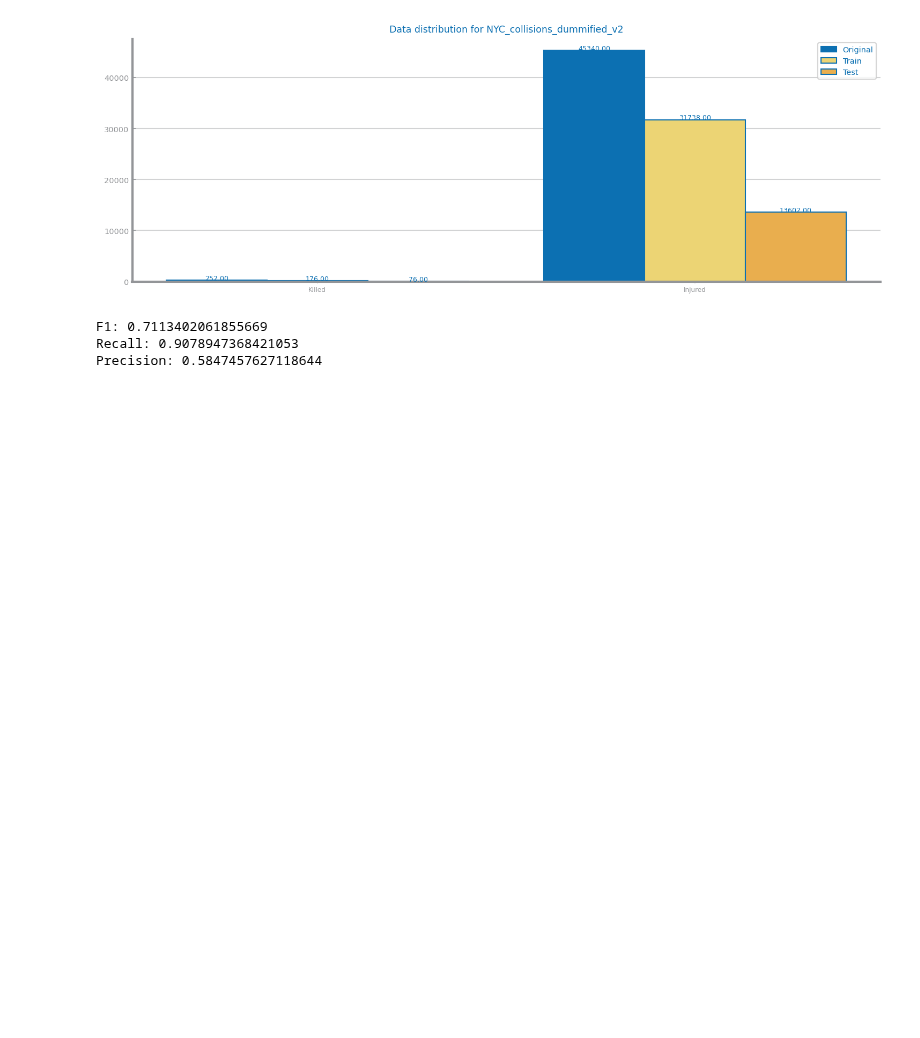
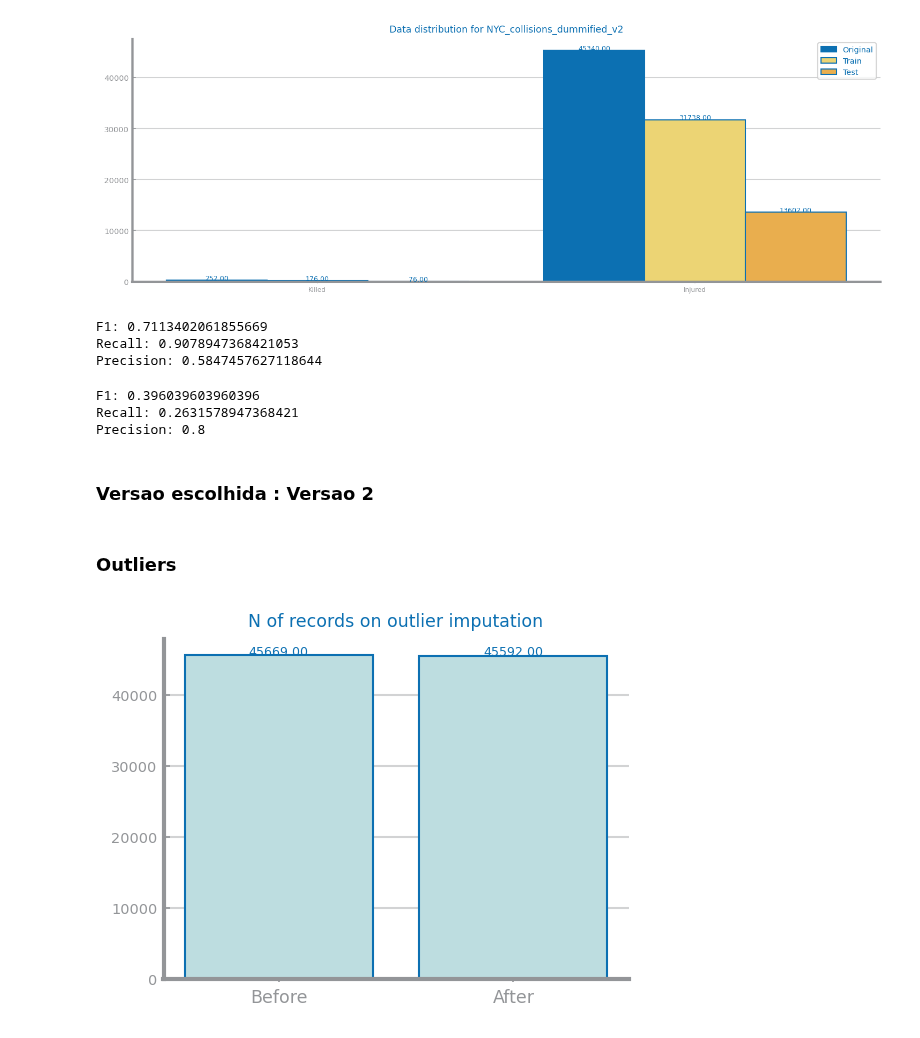
Before and after one commit to falc00/projetoCD, a Jupyter notebook: data_preparation_report_d1.ipynb, the cells around one changed output. Saved outputs shown, nothing was run; the diff lists cells and outputs as text; code cells hidden in the pictures; blank space fills up the shorter version.

```diff
--- a/data_preparation_report_d1.ipynb
+++ b/data_preparation_report_d1.ipynb
@@ -50,4 +55,19 @@ F1: 0.7113402061855669
 Recall: 0.9078947368421053
 Precision: 0.5847457627118644
 # %%
-mt.knn('data/report/dummified/NYC_collisions_dummified_v2_train.csv','data/report/dummified/NYC_collisions_dummified_v2_test.csv','PERSON_INJURY','Killed',1,'manhattan')
+mt.knn('data/report/dummified/NYC_collisions_dummified_v2_train.csv','data/report/dummified/NYC_collisions_dummified_v2_test.csv','PERSON_INJURY','Killed',3,'manhattan')
+# %% [output]
+F1: 0.396039603960396
+Recall: 0.2631578947368421
+Precision: 0.8
+# %% [markdown]
+### Versao escolhida : Versao 2
+# %% [markdown]
+### Outliers
+# %%
+import libs.ds_charts as ds
+ds.bar_chart(['Before','After'],[45669,45592],title="N of records on outlier imputation")
+savefig("report_images/outliers_ds1.png")
+show()
+# %% [output]
+[figure, added]
```
Also changed, not shown: parts of 2 cells of this notebook, 13 other files.
